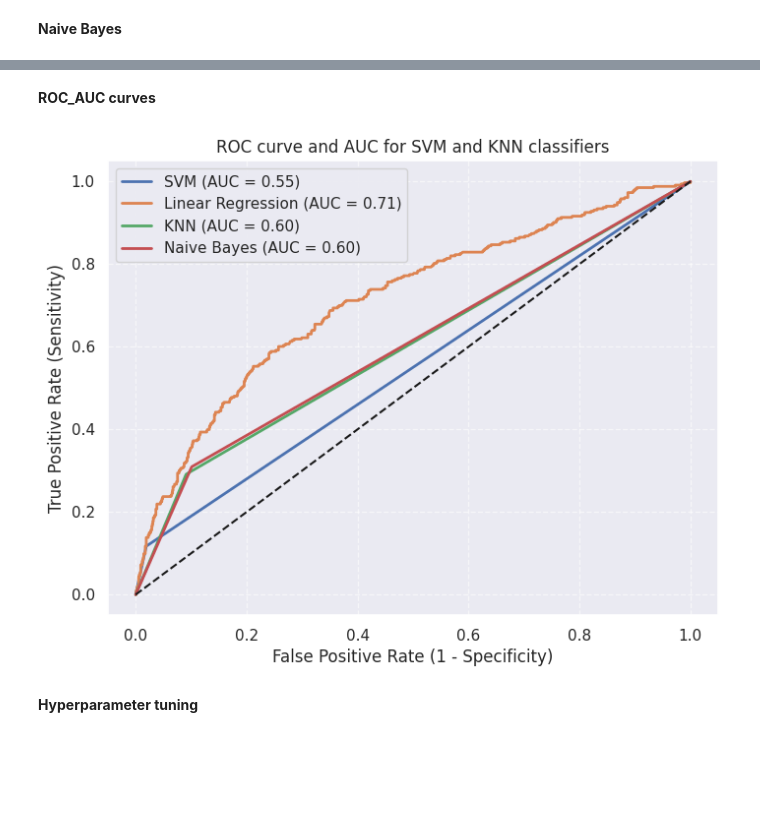
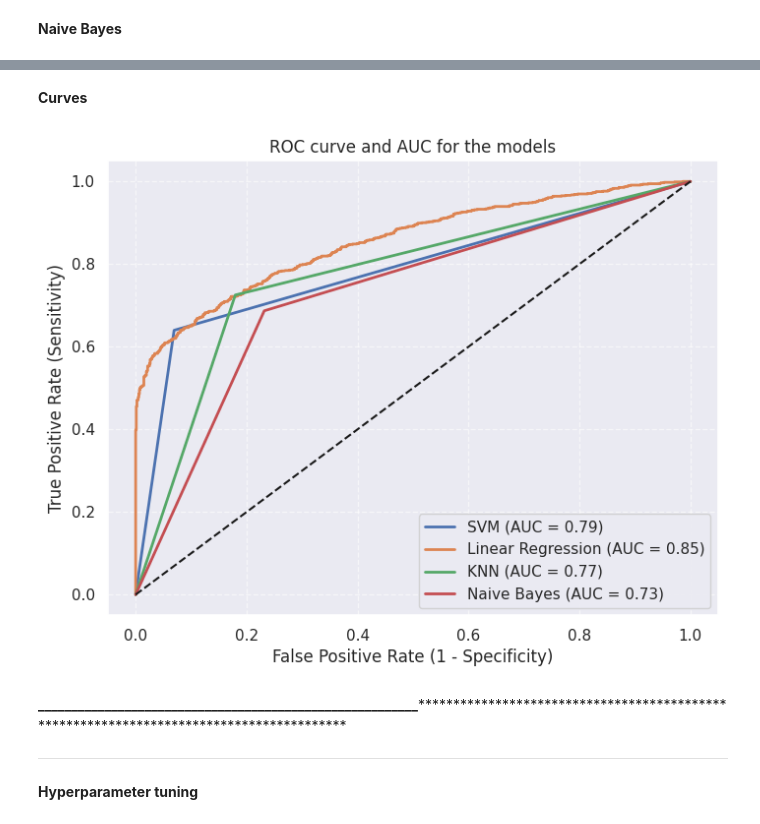
Before and after one commit to Denniskag/Python-Assignment, a Jupyter notebook: ML_Assignment_3.ipynb, the cells around one changed output, grey strips where cells are left out. Saved outputs shown, nothing was run; the diff lists cells and outputs as text; code cells hidden in the pictures; blank space fills up the shorter version.

```diff
--- a/ML_Assignment_3.ipynb
+++ b/ML_Assignment_3.ipynb
@@ -581,3 +580,6 @@ df_test.shape
 # %%
 X = df.drop(columns=['Claim'])  # Features
 y = df['Claim']  # Target variable
+# %%
+from sklearn.model_selection import train_test_split
+X1_train, X1_test, y1_train, y1_test = train_test_split(X, y, test_size= 0.2, random_state =0)
@@ -583,0 +595,7 @@ y = df['Claim']  # Target variable
+# %%
+# Apply SMOTE to oversample the minority class
+smote = SMOTE(sampling_strategy='auto', random_state=42)
+X_resampled, y_resampled = smote.fit_resample(X1_train, y1_train)
+
+# Print the class distribution after resampling
+print("Class distribution after resampling:", Counter(y_resampled))
@@ -584,5 +616,5 @@ y = df['Claim']  # Target variable
 # %%
-#Splitting the data into train and test
+#splitting the resampled data into training and testing sets
 from sklearn.model_selection import train_test_split
-X_train, X_test, y_train, y_test = train_test_split(X, y, test_size= 0.2, random_state =0)
+X_train, X_test, y_train, y_test = train_test_split(X_resampled, y_resampled, test_size= 0.20, random_state=0)
 # %%
@@ -597,6 +629,5 @@ X_test[columns_to_standardize] = scaler.transform(X_test[columns_to_standardize]
 # %%
-#Training the model
 from sklearn.svm import SVC
-svm_classifier = SVC()
+svm_classifier = SVC(probability = True)
 svm_classifier.fit(X_train, y_train)
 # %% [output]
@@ -712,5 +746,5 @@ weighted avg       0.73      0.76      0.74      1432
-# %% [markdown]
-**ROC_AUC curves**
+# %% [markdown]
+**Curves**
 # %%
 from sklearn.metrics import roc_auc_score
 
@@ -737,35 +771,38 @@ plt.figure(figsize=(8, 6))
 
 # Plot ROC curve for SVM
 plt.plot(fpr_svm, tpr_svm, linewidth=2, label=f'SVM (AUC = {auc_svm:.2f})')
 
 # Plot ROC curve for KNN
 plt.plot(fpr_lin, tpr_lin, linewidth=2, label=f'Linear Regression (AUC = {auc_lin:.2f})')
 
 # Plot ROC curve for KNN
 plt.plot(fpr_knn, tpr_knn, linewidth=2, label=f'KNN (AUC = {auc_knn:.2f})')
 
 # Plot ROC curve for SVM
 plt.plot(fpr_nb, tpr_nb, linewidth=2, label=f'Naive Bayes (AUC = {auc_nb:.2f})')
 
 
 # Plot the diagonal line (random classifier)
 plt.plot([0, 1], [0, 1], 'k--')
 
 plt.rcParams['font.size'] = 12
 
-plt.title('ROC curve and AUC for SVM and KNN classifiers')
+plt.title('ROC curve and AUC for the models')
 plt.xlabel('False Positive Rate (1 - Specificity)')
 plt.ylabel('True Positive Rate (Sensitivity)')
 
 # Add legend
 plt.legend()
 
 # Add grid
 plt.grid(True, linestyle='--', alpha=0.6)
 
 plt.show()
 # %% [output]
-[figure, old version]
+[figure, new version]
+# %% [markdown]
+**********************_________________________________________________________**************************************************************************************************************
+**************************************
 # %% [markdown]
 **Hyperparameter tuning**
 # %% [markdown]
```
Also changed, not shown: parts of 56 cells of this notebook.
